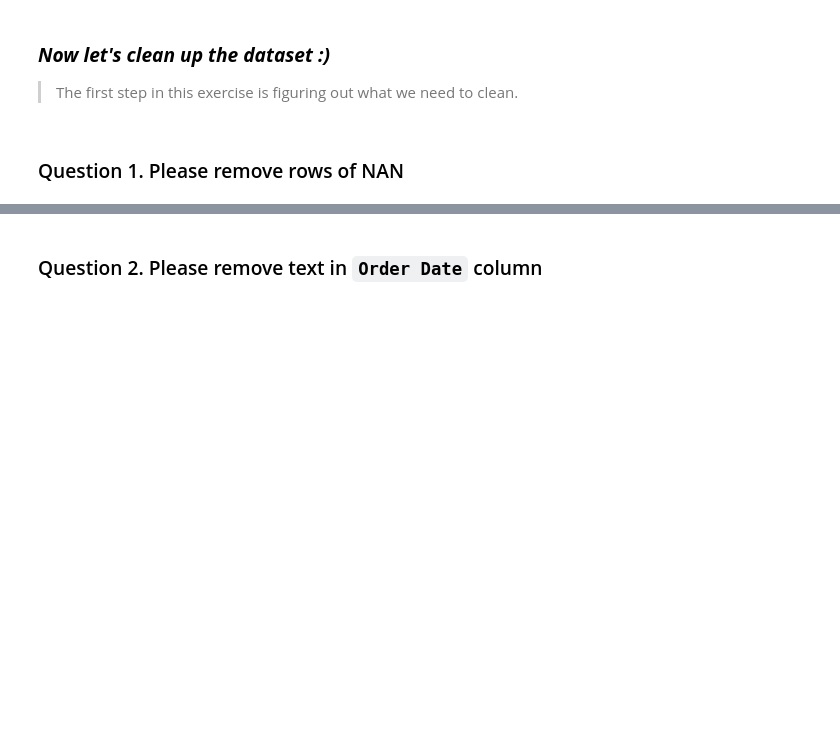
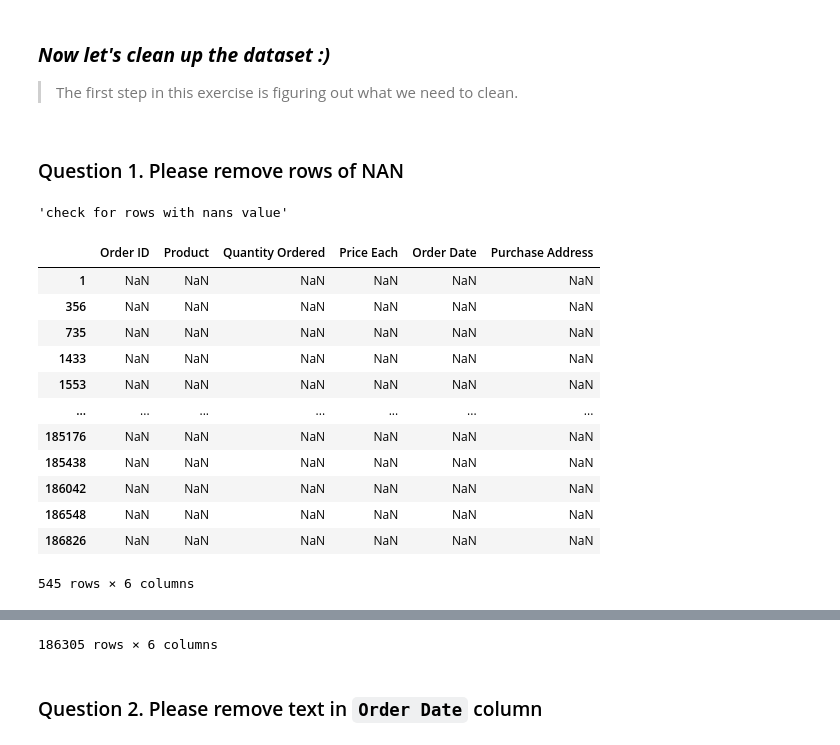
Before and after one commit to victoryapcheeann/QF625-Exercise, a Jupyter notebook: QF625_Exercise1.ipynb, the cells around one changed output, grey strips where cells are left out. Saved outputs shown, nothing was run; the diff lists cells and outputs as text; code cells hidden in the pictures; blank space fills up the shorter version.

```diff
--- a/QF625_Exercise1.ipynb
+++ b/QF625_Exercise1.ipynb
@@ -18,2 +20,19 @@ import panda as pd
 # %% [markdown]
 ### Please read `data_exercise1.csv`
+# %%
+data = pd.read_csv("data_exercise1.csv");
+display('head', data.head()) #get first 5 rows
+display('tail', data.tail()) #get last 5 rows
+display('sample', data.sample(5)) #get random 5 rows
+display('describe', data.describe()) #overview of data
+display('ndim', data.ndim) #number of axes / array dimensions.
+display('index', data.index)
+display('columns', data.columns)
+display('size', data.size)
+display('shape', data.shape)
+display('memory usage', data.memory_usage(deep=True))
+display('empty', data.empty)
+display('at', data.at[0,'Order ID']) #Access a single value for a row/column label pair.
+display('iat', data.iat[0,1]) #Access a single value for a row/column pair by integer position.
+display('loc', data.loc[3])# Access a group of rows and columns by label(s) or a boolean array.
+display('iloc', data.iloc[0,1])# Purely integer-location based indexing for selection by position.
@@ -23,3 +75,23 @@ import panda as pd
 > The first step in this exercise is figuring out what we need to clean.
 # %% [markdown]
 ### Question 1. Please remove rows of NAN
+# %%
+def nans(df): return df[df.isnull().any(axis=1)]
+display('check for rows with nans value', nans(data))
+data2 = data.dropna()
+display(data2)
+# %% [output]
+'check for rows with nans value'
+|  | Order ID | Product | Quantity Ordered | Price Each | Order Date | Purchase Address |
+| 1 | NaN | NaN | NaN | NaN | NaN | NaN |
+| 356 | NaN | NaN | NaN | NaN | NaN | NaN |
+| 735 | NaN | NaN | NaN | NaN | NaN | NaN |
+| 1433 | NaN | NaN | NaN | NaN | NaN | NaN |
+| 1553 | NaN | NaN | NaN | NaN | NaN | NaN |
+| ... | ... | ... | ... | ... | ... | ... |
+| 185176 | NaN | NaN | NaN | NaN | NaN | NaN |
+| 185438 | NaN | NaN | NaN | NaN | NaN | NaN |
+| 186042 | NaN | NaN | NaN | NaN | NaN | NaN |
+| 186548 | NaN | NaN | NaN | NaN | NaN | NaN |
+| 186826 | NaN | NaN | NaN | NaN | NaN | NaN |
+545 rows × 6 columns
@@ -26,2 +110,3 @@ import panda as pd
+186305 rows × 6 columns
 # %% [markdown]
 ### Question 2. Please remove text in `Order Date` column
```
Also changed, not shown: parts of 9 cells of this notebook, 1 other file.
